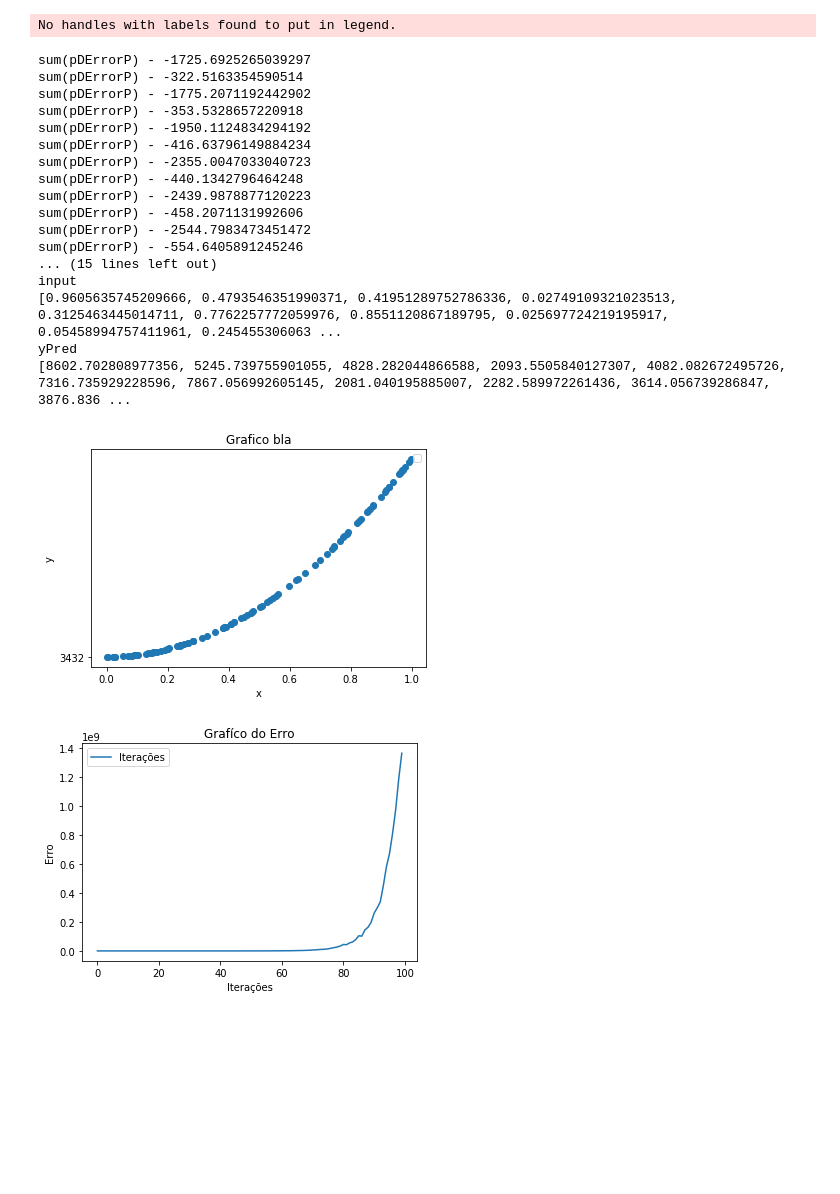
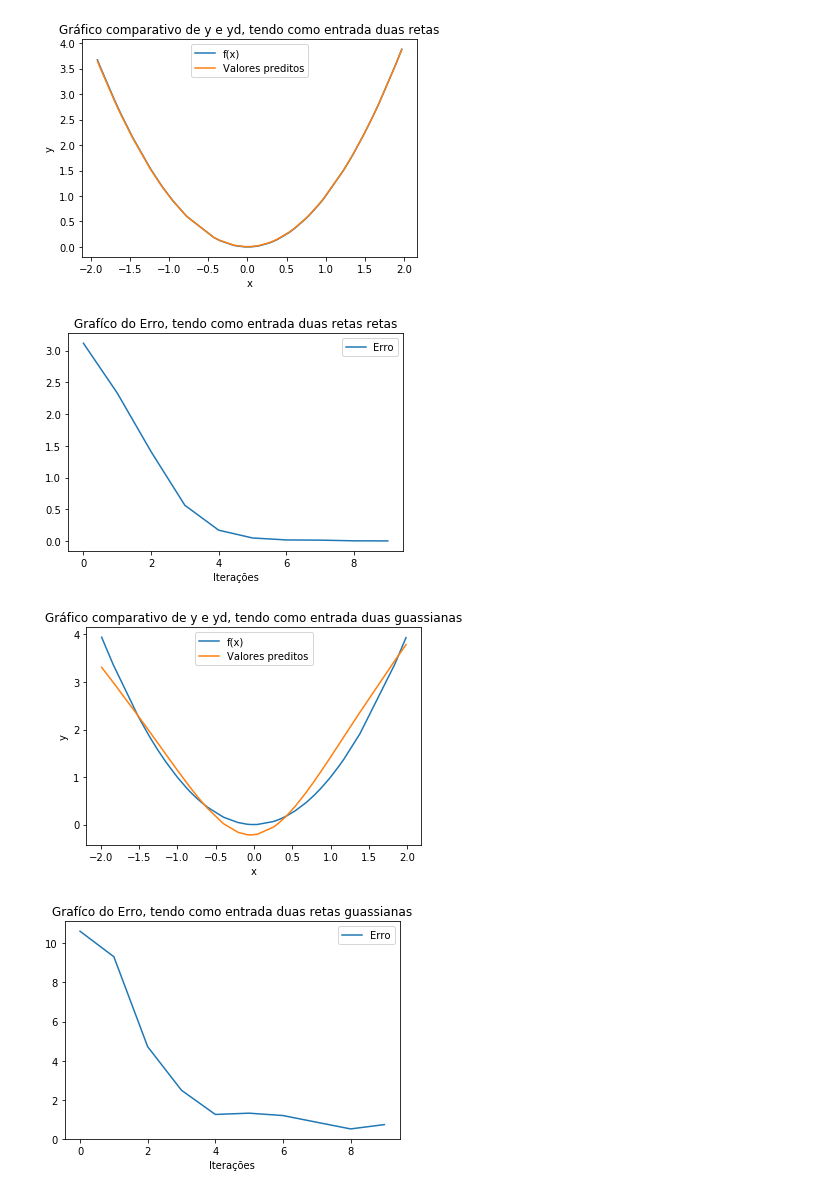
Before and after one commit to RenanNascimento/Inferencia-Sugeno-Gradiente-Descendente, a Jupyter notebook: Inferencia-sugeno-gradiente-descendente.ipynb, the cells around one changed output. Saved outputs shown, nothing was run; the diff lists cells and outputs as text; code cells hidden in the pictures; blank space fills up the shorter version.

```diff
--- a/Inferencia-sugeno-gradiente-descendente.ipynb
+++ b/Inferencia-sugeno-gradiente-descendente.ipynb
@@ -19,12 +19,12 @@ class IpsilonFunc:
     def out(self, x):
         return self.p*x + self.q
 # %%
-def plotGraph(xValues, yValues,title,ylabel,xlabel,numberOfPlots):
-    if numberOfPlots==1:
-        plt.plot(xValues, yValues, label=xlabel)
-    elif numberOfPlots==2:
-        #plt.plot(xValues, yValues[0], label=xlabel)
-        plt.plot(xValues,yValues[1], "o","3432")
+def plotGraph(xValues, yValues,title,ylabel,xlabel,name1,name2):
+    if name2=="":
+        plt.plot(yValues, label=name1)
+    else:
+        plt.plot(xValues,yValues[0],label=name1)
+        plt.plot(xValues,yValues[1],label=name2)
     plt.ylabel(ylabel)
     plt.xlabel(xlabel)
     plt.title(title)
@@ -132,11 +133,14 @@ class GradientDescent:
 # %%
 func = 'line'
-domain = (0, 1)
-input_size = 100
+domain = (-2, 2)
+input_size = 50
 learning_rate = 0.1
-yRange = (0, 1)
-iteration = 100
+yRange = (-2, 2)
+iteration = 10
 
-gd = GradientDescent(func, domain, input_size, learning_rate, yRange, iteration)
-gd.run()
+gdRetas = GradientDescent(func, domain, input_size, learning_rate, yRange, iteration,"retas")
+gdRetas.run()
+
+gdGuassianas = GradientDescent(func, domain, input_size, learning_rate, yRange, iteration,"guassianas")
+gdGuassianas.run()
 # %% [output]
@@ -160,20 +147,4 @@ sum(pDErrorP) - -314.1372714142404
-No handles with labels found to put in legend.
-sum(pDErrorP) - -1725.6925265039297
-sum(pDErrorP) - -322.5163354590514
-sum(pDErrorP) - -1775.2071192442902
-sum(pDErrorP) - -353.5328657220918
-sum(pDErrorP) - -1950.1124834294192
-sum(pDErrorP) - -416.63796149884234
-sum(pDErrorP) - -2355.0047033040723
-sum(pDErrorP) - -440.1342796464248
-sum(pDErrorP) - -2439.9878877120223
-sum(pDErrorP) - -458.2071131992606
-sum(pDErrorP) - -2544.7983473451472
-sum(pDErrorP) - -554.6405891245246
-... (15 lines left out)
-input
-[0.9605635745209666, 0.4793546351990371, 0.41951289752786336, 0.02749109321023513, 0.3125463445014711, 0.7762257772059976, 0.8551120867189795, 0.025697724219195917, 0.05458994757411961, 0.245455306063 ...
-yPred
-[8602.702808977356, 5245.739755901055, 4828.282044866588, 2093.5505840127307, 4082.082672495726, 7316.735929228596, 7867.056992605145, 2081.040195885007, 2282.589972261436, 3614.056739286847, 3876.836 ...
-[figure, old version]
+[figure, new version]
-[figure, old version]
+[figure, new version]
+[figure, added]
+[figure, added]
```
Also changed, not shown: parts of 4 cells of this notebook.
